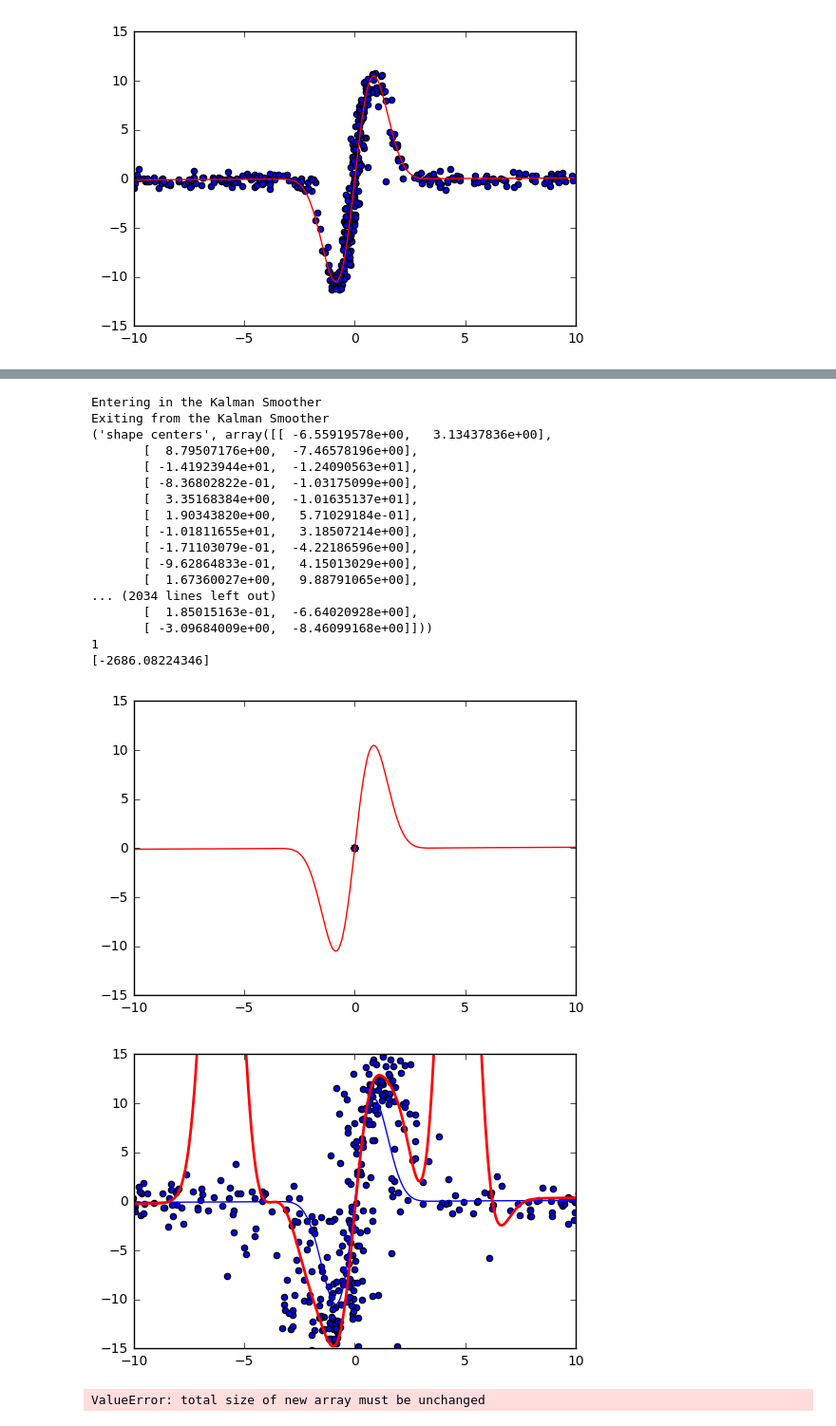
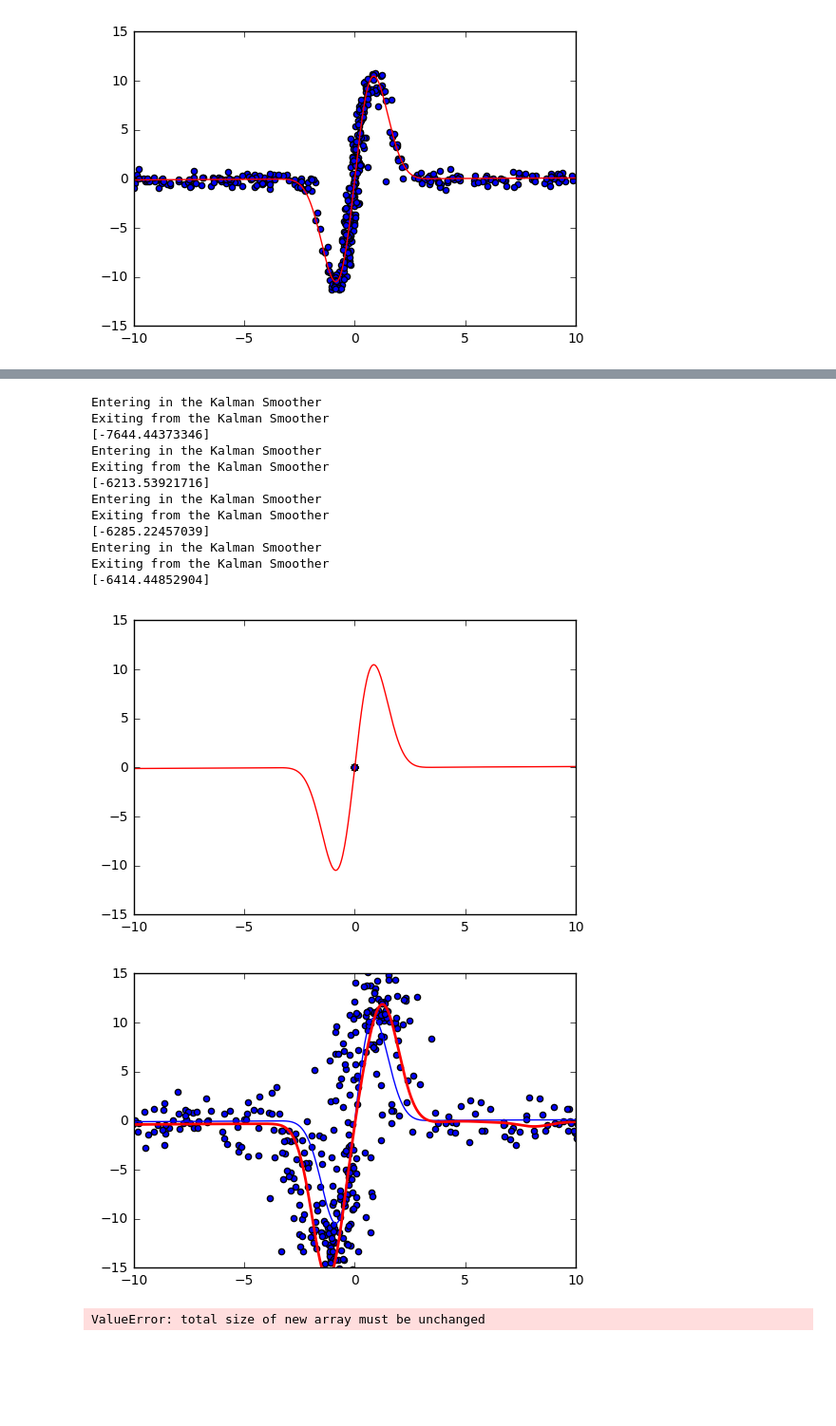
Before and after one commit to VincentBt/Projet-PGM, a Jupyter notebook: FunctionApprox_BrunoVincent.ipynb, the cells around one changed output, grey strips where cells are left out. Shown at 95% size. Drawn from its saved outputs; the diff is of its cells as text; code cells hidden in the pictures; blank space fills up the shorter version.

```diff
--- a/FunctionApprox_BrunoVincent.ipynb
+++ b/FunctionApprox_BrunoVincent.ipynb
@@ -653,8 +652,11 @@ np.random.seed(0)
 # y_k = C*x_k + v_k
 
 f = [lambda k,x_0,x_1: 0.01*x_0+20*np.sin(x_0)*np.exp(-x_0**2/2), lambda k,x_0,x_1: 0.01*x_1+20*np.sin(x_1)*np.exp(-x_1**2/2)]
+Lambda_f = 0
+
 C = 3
 h = [lambda k,x_0,x_1: C*x_0, lambda k,x_0,x_1: x_1, lambda k,x_0,x_1: 2*x_0 + x_1]
+Lambda_h=0
 
 
 #Parameters of the sample which has to be inferred
@@ -678,7 +680,7 @@ x_b_it = np.zeros((iterations,T,StateDimension))
 #We fix the number of kernel centers and the width of Gaussians
 
 #Number of Gaussian centers(Neurons)
-xnumNeurons = 10
+xnumNeurons = 5
 numNeurons = xnumNeurons**2
 
 #Define the size of the kernels
@@ -692,7 +694,7 @@ W_k = np.ones((numNeurons+3,StateDimension))
 
 #Define the centers
 Means_f = np.zeros((numNeurons,StateDimension))
-centers = linspace(-6,6,xnumNeurons)
+centers = linspace(-8,8,xnumNeurons)
 for i in range(xnumNeurons):
     for j in range(xnumNeurons):
         Means_f[i*(xnumNeurons-1)+j] = np.array([centers[i],centers[j]])
@@ -701,7 +703,7 @@ Means_h = Means_f
 
 
 #sum([MultiRadialbasisfunc(Mean[:,i], Sigma, np.array([x_0, x_1]))*W_k[i,0] for i in range(numNeurons)])
-f_rbf = [lambda k,x_0,x_1:  x_0*W_k[numNeurons,0] + x_1*W_k[numNeurons+1,0] + W_k[numNeurons+2,0], lambda k,x_0,x_1: x_0*W_k[numNeurons,1] + x_1*W_k[numNeurons+1,1] + W_k[numNeurons+2,1]]
+f_rbf = [lambda k,x_0,x_1:  sum([MultiRadialbasisfunc(Means_f[i], Sigma, np.array([x_0, x_1]))*W_k[i,0] for i in range(numNeurons)])+x_0*W_k[numNeurons,0] + x_1*W_k[numNeurons+1,0] + W_k[numNeurons+2,0], lambda k,x_0,x_1: sum([MultiRadialbasisfunc(Means_f[i], Sigma, np.array([x_0, x_1]))*W_k[i,0] for i in range(numNeurons)])+x_0*W_k[numNeurons,1] + x_1*W_k[numNeurons+1,1] + W_k[numNeurons+2,1]]
 h_rbf = [lambda k,x_0,x_1:  2*x_0 , lambda k,x_0,x_1: x_1, lambda k,x_0,x_1: x_0+ x_1]
 
 
@@ -715,8 +717,7 @@ for k in range(T):
     y[k] = evaluate_f(h,[k,x[k]],multiDimensional) + multivariate_normal(np.array([0,0,0]),R)
 
 #Number of iterations
-maxIter = 10
-
+maxIter = 3
 
 #Log-likelihood
 llh = np.zeros((maxIter,1))
@@ -762,11 +763,11 @@ for t in range(maxIter):
     Y = x_f[1:T-1,:]
 
     #Train the rbf and learn the new parameters
-    StateParameters = Multitrainrbf(X,Y, Sigma, numNeurons, Means_f,0)
+    StateParameters = Multitrainrbf(X,Y, Sigma, numNeurons, 0, Lambda_f)
 
     W_f = StateParameters[0]
     Q_f = StateParameters[1] #estimation of Q
-    #Means_f = StateParameters[2]
+    Means_f = StateParameters[2]
 
 
     #Update the Radial basis function with the new centers and the new weights
@@ -780,11 +781,11 @@ for t in range(maxIter):
     Y = y[0:T-1,:]
 
     #Train the rbf and learn the new parameters
-    OutputParameters = Multitrainrbf(X,Y, Sigma, numNeurons, Means_h,1)
+    OutputParameters = Multitrainrbf(X,Y, Sigma, numNeurons,1, Lambda_h)
 
     W_h = OutputParameters[0]
     R_h = OutputParameters[1] #Estimation of R
-    #Means_h = OutputParameters[2]
+    Means_h = OutputParameters[2]
 
 
 
@@ -793,56 +794,51 @@ for t in range(maxIter):
     #############################################################################
 
     #llh[t] = log(np.sum([MultiRadialbasisfunc(x[i,:], Q, x_f[i,:]) for i in range(T)])) - (1/2) * log(det(Q))
-    llh[t] = np.sum([(-1/2)*dot((x_f[i,:]-x[i,:]).T,dot(inv(Q),x_f[i,:] - x[i,:])) for i in range(T)]) - (1/2) * log(det(Q))
+    llh[t] = np.sum([(-1/2)*dot((x_f[i,:]-x[i,:]).T,dot(inv(Q),x_f[i,:] - x[i,:])) for i in range(T)]) - (T/2) * log(det(Q))
     print(llh[t])
 
 
 absc = np.linspace(-10,10,T)
 if multiDimensional == False:
     ordo = f(1,absc)
 if multiDimensional == True:
     to_plot = 0 #component of f to be plotted
     ordo = [f[to_plot](1,el,1) for el in absc] #specific for StateDimension = 2. Here we fix x1 = 1 and look at the evolution of f0 with x0
     ordorbf = [f_rbf[to_plot](1,el,1) for el in absc]
 
 plt.figure()
 plt.plot(absc,ordo,c='r')
 for i in range(iterations):
     plt.scatter(x_it[i,:-1,0],x_it[i,1:,0]) #looking at the evolution of the first component with time (actually, plotting points (x_t+1,x_t))
 plt.xlim(-10,10)
 #plt.savefig("graphs/x3.eps",format = "eps")
 plt.show()
 
 plt.figure()
 plt.plot(absc,ordo)
 plt.plot(absc,ordorbf, 'r-', linewidth=2)
 for i in range(iterations):
-    plt.scatter(x_b_it[i,:-1,0],x_b_it[i,1:,0]) #looking at the evolution of the first component with time
+    plt.scatter(x_f_it[i,:-1,0],x_f_it[i,1:,0]) #looking at the evolution of the first component with time
 plt.xlim(-10,10)
 plt.ylim(-15,15)
 
 
 plt.show()
 # %% [output]
 Entering in the Kalman Smoother
 Exiting from the Kalman Smoother
-('shape centers', array([[ -6.55919578e+00,   3.13437836e+00],
-       [  8.79507176e+00,  -7.46578196e+00],
-       [ -1.41923944e+01,  -1.24090563e+01],
-       [ -8.36802822e-01,  -1.03175099e+00],
-       [  3.35168384e+00,  -1.01635137e+01],
-       [  1.90343820e+00,   5.71029184e-01],
-       [ -1.01811655e+01,   3.18507214e+00],
-       [ -1.71103079e-01,  -4.22186596e+00],
-       [ -9.62864833e-01,   4.15013029e+00],
-       [  1.67360027e+00,   9.88791065e+00],
-... (2034 lines left out)
-       [  1.85015163e-01,  -6.64020928e+00],
-       [ -3.09684009e+00,  -8.46099168e+00]]))
-1
-[-2686.08224346]
+[-7644.44373346]
+Entering in the Kalman Smoother
+Exiting from the Kalman Smoother
+[-6213.53921716]
+Entering in the Kalman Smoother
+Exiting from the Kalman Smoother
+[-6285.22457039]
+Entering in the Kalman Smoother
+Exiting from the Kalman Smoother
+[-6414.44852904]
 [figure]
-[figure, old version]
+[figure, new version]
 # %%
 import pandas as pd
 import numpy as np
```
Also changed, not shown: parts of 3 cells of this notebook.
